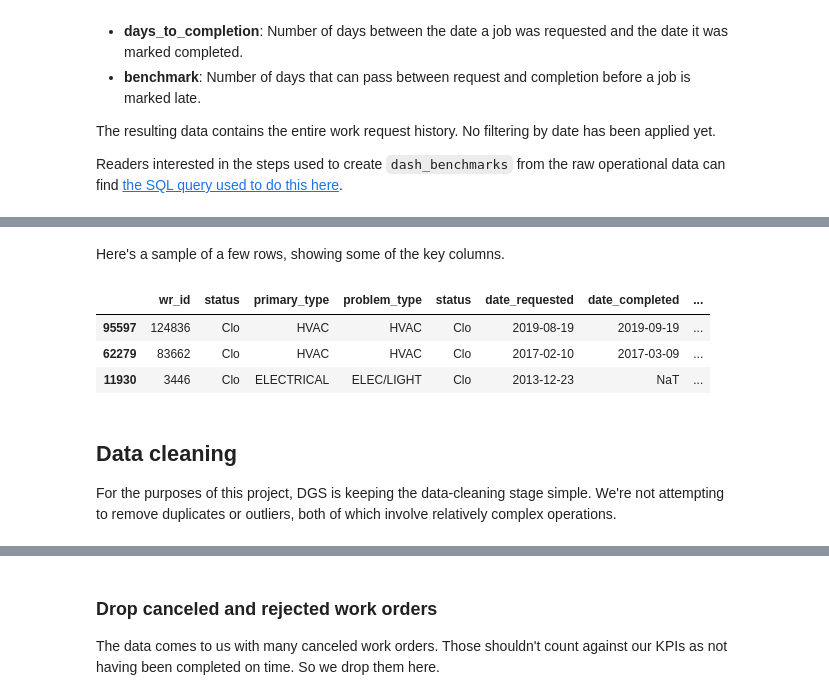
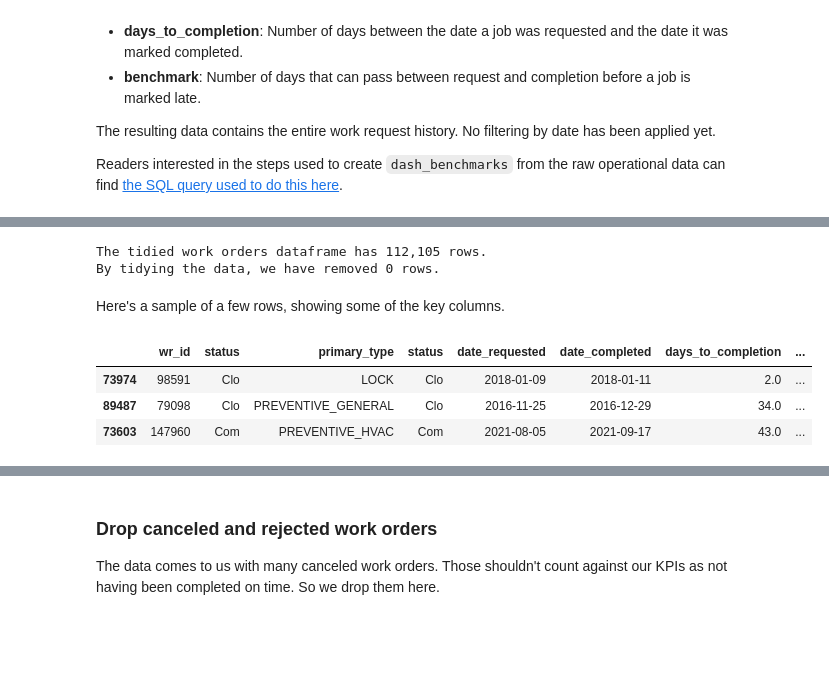
Before and after one commit to department-of-general-services/KPI_central, a Jupyter notebook: notebooks/FMD_scorecard.ipynb, the cells around one changed output, grey strips where cells are left out. Drawn from its saved outputs; the diff is of its cells as text; code cells hidden in the pictures; blank space fills up the shorter version.

```diff
--- a/notebooks/FMD_scorecard.ipynb
+++ b/notebooks/FMD_scorecard.ipynb
@@ -67,0 +67,8 @@ The work orders dataframe has 107,979 rows.
+# %%
+sql_file_path = Path.cwd().parent / 'sql' / 'get_kpis_from_benchmarks.sql'
+sql_file= open(sql_file_path, 'r')
+# %%
+archibus = Archibus()
+results = archibus.execute_stmt(query_str=sql_file.read())
+df_raw = results.dataframe
+df_raw.info()
@@ -68,25 +96,32 @@ The work orders dataframe has 107,979 rows.
+# %%
+df_untyped = tidy_up_df(df_raw)
+df_untyped = clean_up_colnames(df_untyped)
+
+print(f"The tidied work orders dataframe has {len(df_untyped):,} rows.")
+print(f"By tidying the data, we have removed {len(df_raw) - len(df_untyped):,} rows.")
+# %% [output]
+The tidied work orders dataframe has 112,105 rows.
+By tidying the data, we have removed 0 rows.
+# %%
+df_typed = cast_dtypes(df_untyped)
 # %% [markdown]
 Here's a sample of a few rows, showing some of the key columns.
 # %%
-kpis_raw.sample(3, random_state=445)[
+df_typed.sample(3, random_state=445)[
     [
         "wr_id",
         "status",
         "primary_type",
-        "problem_type",
         "status",
         "date_requested",
         "date_completed",
         "days_to_completion",
         "date_closed",
-        "benchmark",
+        "is_on_time",
     ]
 ]
 # %% [output]
-|  | wr_id | status | primary_type | problem_type | status | date_requested | date_completed | ... |
-| 95597 | 124836 | Clo | HVAC | HVAC | Clo | 2019-08-19 | 2019-09-19 | ... |
-| 62279 | 83662 | Clo | HVAC | HVAC | Clo | 2017-02-10 | 2017-03-09 | ... |
-| 11930 | 3446 | Clo | ELECTRICAL | ELEC/LIGHT | Clo | 2013-12-23 | NaT | ... |
+|  | wr_id | status | primary_type | status | date_requested | date_completed | days_to_completion | ... |
+| 73974 | 98591 | Clo | LOCK | Clo | 2018-01-09 | 2018-01-11 | 2.0 | ... |
+| 89487 | 79098 | Clo | PREVENTIVE_GENERAL | Clo | 2016-11-25 | 2016-12-29 | 34.0 | ... |
+| 73603 | 147960 | Com | PREVENTIVE_HVAC | Com | 2021-08-05 | 2021-09-17 | 43.0 | ... |
-# %% [markdown]
-## Data cleaning
-For the purposes of this project, DGS is keeping the data-cleaning stage simple. We're not attempting to remove duplicates or outliers, both of which involve relatively complex operations.
```
Also changed, not shown: parts of 46 cells of this notebook.
